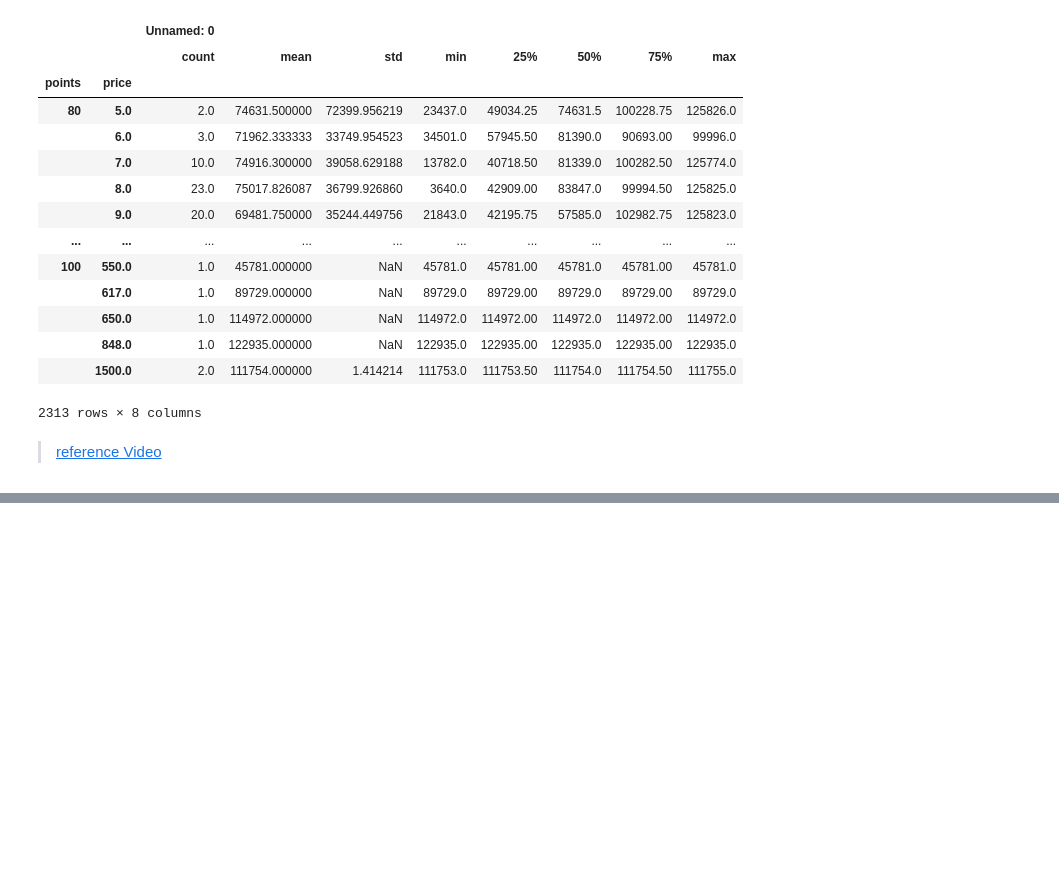
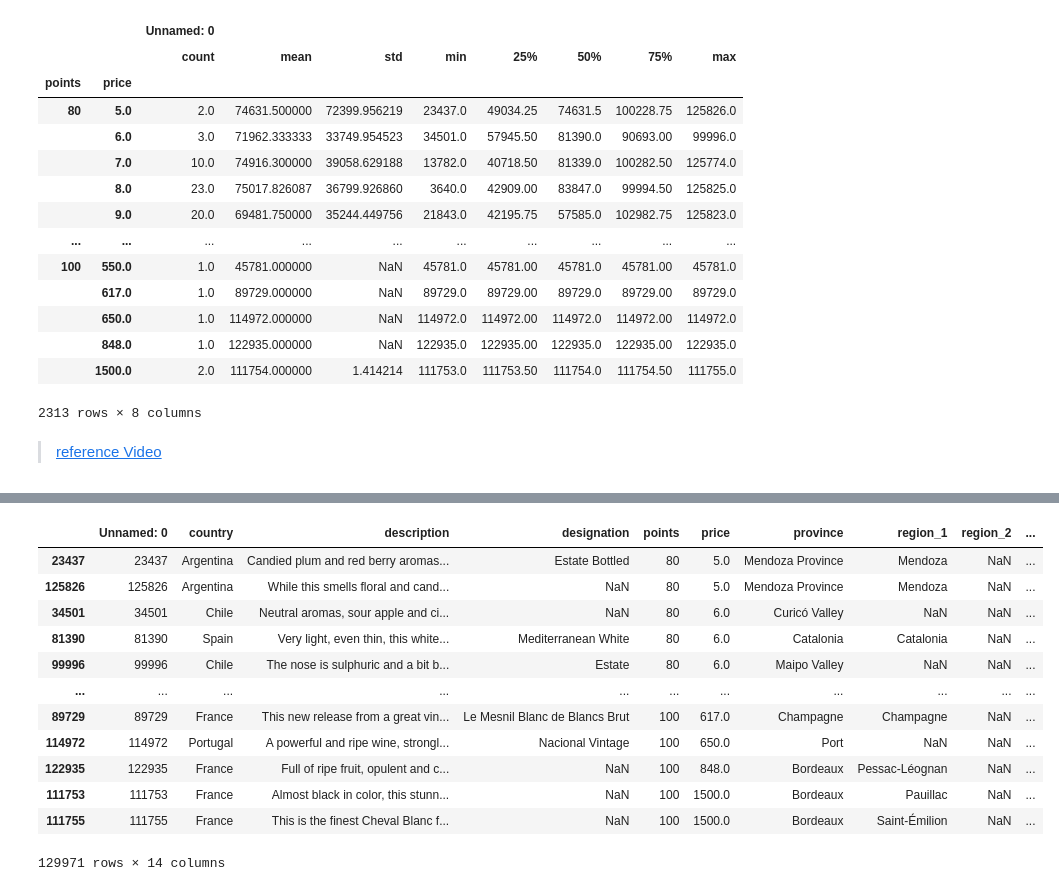
Before and after one commit to abdelazizSalah/Kaggle_Pandas, a Jupyter notebook: grouping_and_sorting.ipynb, the cells around one changed output, grey strips where cells are left out. Cells and saved outputs as stored; diff of their text form; code cells hidden in the pictures; blank space fills up the shorter version.

```diff
--- a/grouping_and_sorting.ipynb
+++ b/grouping_and_sorting.ipynb
@@ -188,0 +247,17 @@ reviews.groupby(['points', 'price']).describe()
+# %%
+# also we can sort on multiple columns
+reviews.sort_values(by=['points', 'price'])
+# %% [output]
+|  | Unnamed: 0 | country | description | designation | points | price | province | region_1 | region_2 | ... |
+| 23437 | 23437 | Argentina | Candied plum and red berry aromas... | Estate Bottled | 80 | 5.0 | Mendoza Province | Mendoza | NaN | ... |
+| 125826 | 125826 | Argentina | While this smells floral and cand... | NaN | 80 | 5.0 | Mendoza Province | Mendoza | NaN | ... |
+| 34501 | 34501 | Chile | Neutral aromas, sour apple and ci... | NaN | 80 | 6.0 | Curicó Valley | NaN | NaN | ... |
+| 81390 | 81390 | Spain | Very light, even thin, this white... | Mediterranean White | 80 | 6.0 | Catalonia | Catalonia | NaN | ... |
+| 99996 | 99996 | Chile | The nose is sulphuric and a bit b... | Estate | 80 | 6.0 | Maipo Valley | NaN | NaN | ... |
+| ... | ... | ... | ... | ... | ... | ... | ... | ... | ... | ... |
+| 89729 | 89729 | France | This new release from a great vin... | Le Mesnil Blanc de Blancs Brut | 100 | 617.0 | Champagne | Champagne | NaN | ... |
+| 114972 | 114972 | Portugal | A powerful and ripe wine, strongl... | Nacional Vintage | 100 | 650.0 | Port | NaN | NaN | ... |
+| 122935 | 122935 | France | Full of ripe fruit, opulent and c... | NaN | 100 | 848.0 | Bordeaux | Pessac-Léognan | NaN | ... |
+| 111753 | 111753 | France | Almost black in color, this stunn... | NaN | 100 | 1500.0 | Bordeaux | Pauillac | NaN | ... |
+| 111755 | 111755 | France | This is the finest Cheval Blanc f... | NaN | 100 | 1500.0 | Bordeaux | Saint-Émilion | NaN | ... |
+129971 rows × 14 columns
```
Also changed, not shown: parts of 5 cells of this notebook.
